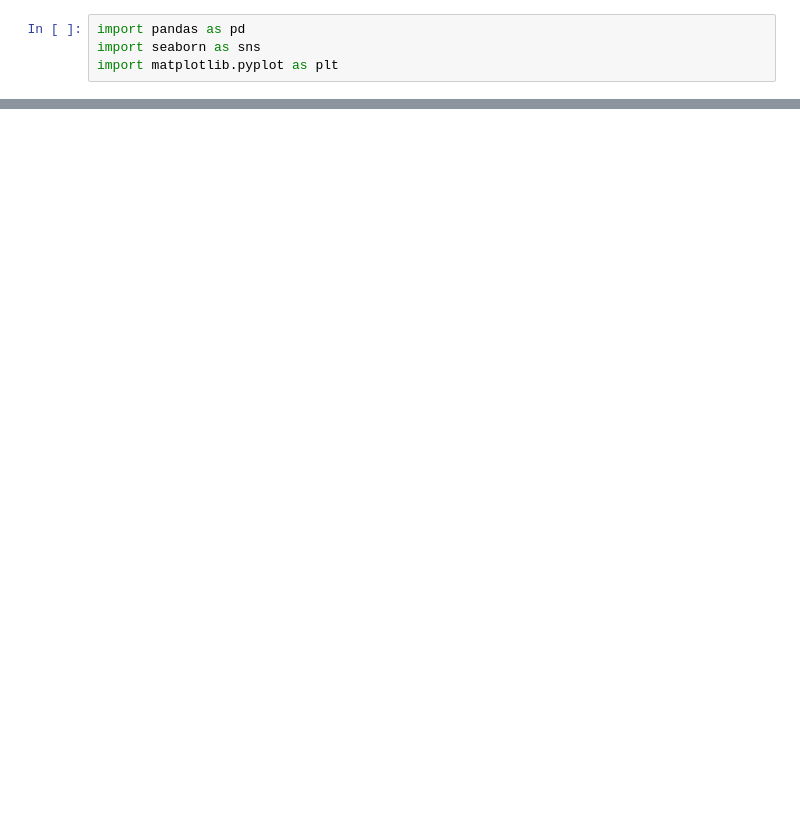
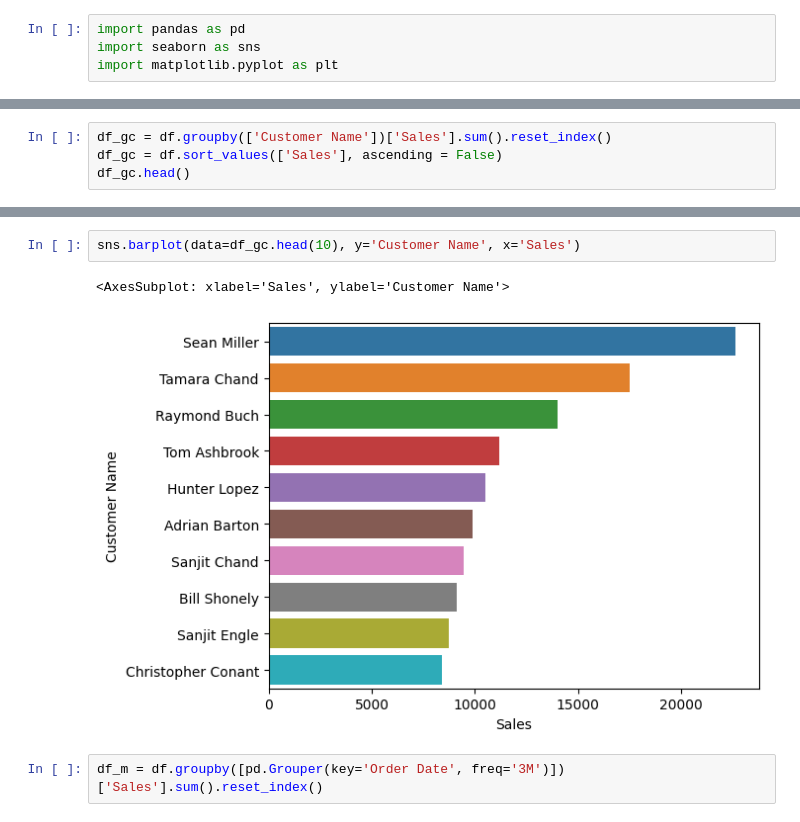
Before and after one commit to MarioChvx/my_notes, a Jupyter notebook: data_viz/data_viz.ipynb, the cells around one changed output, grey strips where cells are left out. Saved outputs shown, nothing was run; the diff lists cells and outputs as text; blank space fills up the shorter version.

```diff
--- a/data_viz/data_viz.ipynb
+++ b/data_viz/data_viz.ipynb
@@ -23,0 +29,4 @@ KeyboardInterrupt:
+# %%
+df_gc = df.groupby(['Customer Name'])['Sales'].sum().reset_index()
+df_gc = df.sort_values(['Sales'], ascending = False)
+df_gc.head()
@@ -23,0 +41,7 @@ KeyboardInterrupt:
+# %%
+sns.barplot(data=df_gc.head(10), y='Customer Name', x='Sales')
+# %% [output]
+<AxesSubplot: xlabel='Sales', ylabel='Customer Name'>
+[figure, added]
+# %%
+df_m = df.groupby([pd.Grouper(key='Order Date', freq='3M')])['Sales'].sum().reset_index()
```
Also changed, not shown: parts of 6 cells of this notebook.
